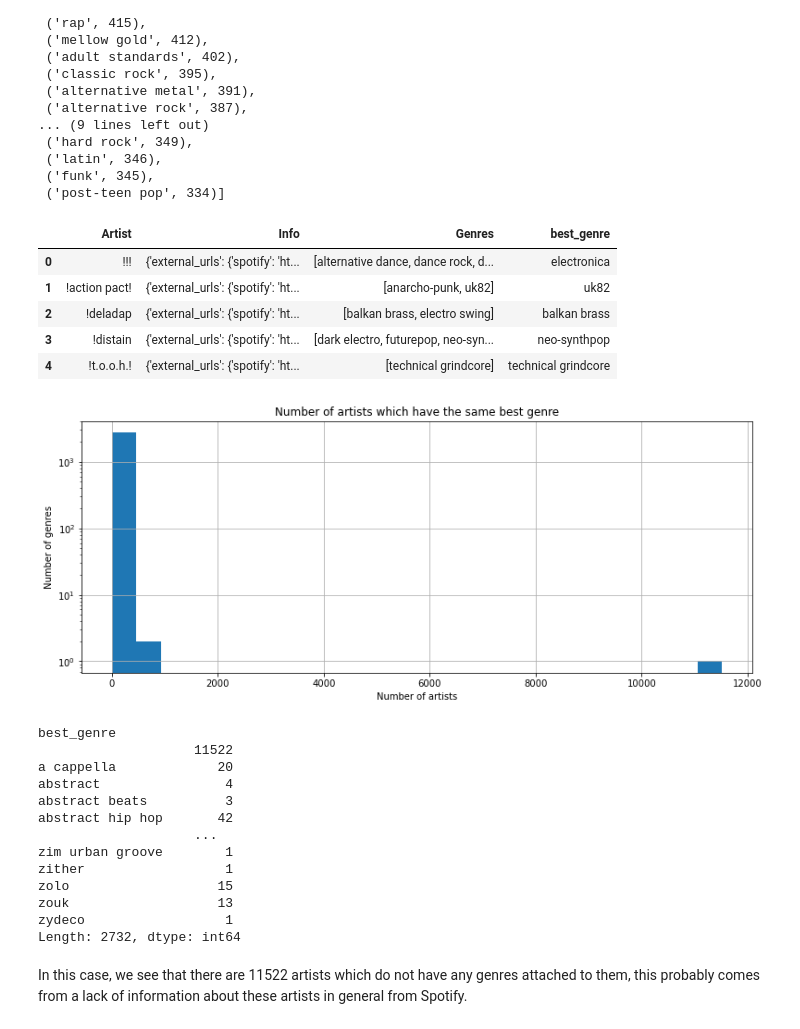
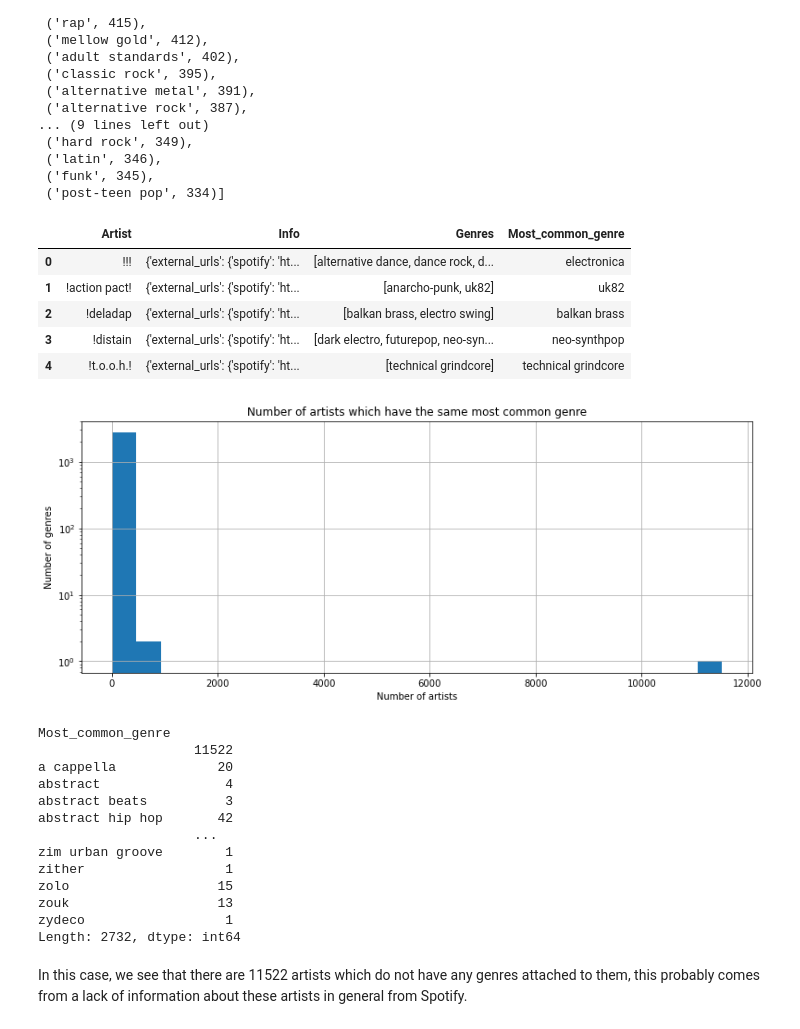
Before and after one commit to Caotick/mlbd-project, a Jupyter notebook: mlbd_project_spotify_api.ipynb, the cells around one changed output. Drawn from its saved outputs; the diff is of its cells as text; code cells hidden in the pictures.

Commit message:
Spotify API info done

```diff
--- a/mlbd_project_spotify_api.ipynb
+++ b/mlbd_project_spotify_api.ipynb
@@ -214,27 +214,27 @@ def best_genre(l, c) :
             best_num = c[elem]
     return best
 # %%
-add_data['best_genre'] = add_data['Genres'].map(lambda x: best_genre(x, c))
+add_data['Most_common_genre'] = add_data['Genres'].map(lambda x: best_genre(x, c))
 add_data.head()
 # %% [output]
-|  | Artist | Info | Genres | best_genre |
+|  | Artist | Info | Genres | Most_common_genre |
 | 0 | !!! | {'external_urls': {'spotify': 'ht... | [alternative dance, dance rock, d... | electronica |
 | 1 | !action pact! | {'external_urls': {'spotify': 'ht... | [anarcho-punk, uk82] | uk82 |
 | 2 | !deladap | {'external_urls': {'spotify': 'ht... | [balkan brass, electro swing] | balkan brass |
 | 3 | !distain | {'external_urls': {'spotify': 'ht... | [dark electro, futurepop, neo-syn... | neo-synthpop |
 | 4 | !t.o.o.h.! | {'external_urls': {'spotify': 'ht... | [technical grindcore] | technical grindcore |
 # %%
-add_data.groupby('best_genre').size().hist(bins = 25, figsize = (13, 5))
+add_data.groupby('Most_common_genre').size().hist(bins = 25, figsize = (13, 5))
 plt.yscale('log')
-plt.title('Number of artists which have the same best genre')
+plt.title('Number of artists which have the same most common genre')
 plt.xlabel('Number of artists')
 _ = plt.ylabel('Number of genres')
 # %% [output]
-[figure, old version]
+[figure, new version]
 # %%
-add_data.groupby('best_genre').size()
+add_data.groupby('Most_common_genre').size()
 # %% [output]
-best_genre
+Most_common_genre
                     11522
 a cappella             20
 abstract                4
```
Also changed, not shown: parts of 30 cells of this notebook.
